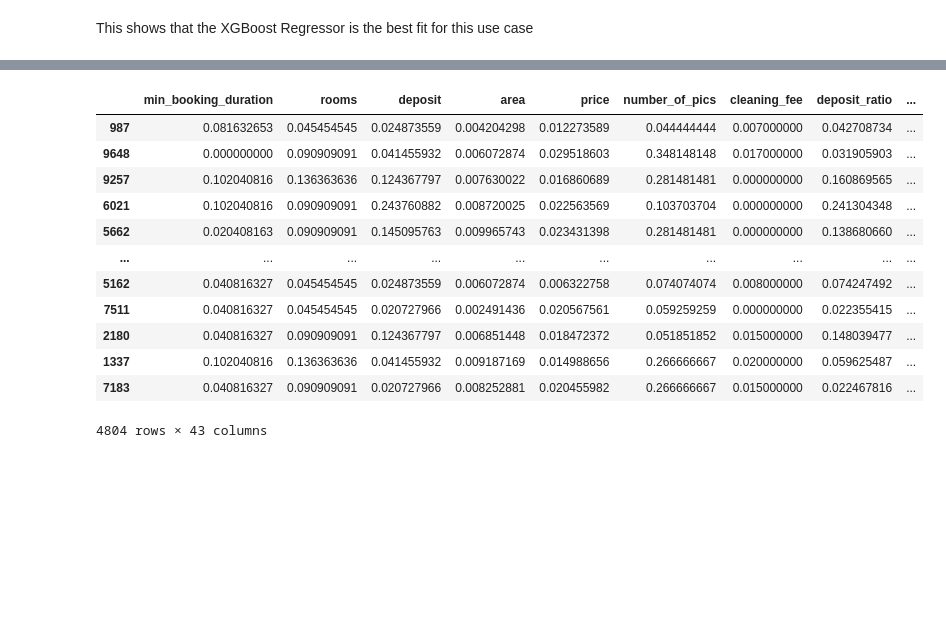
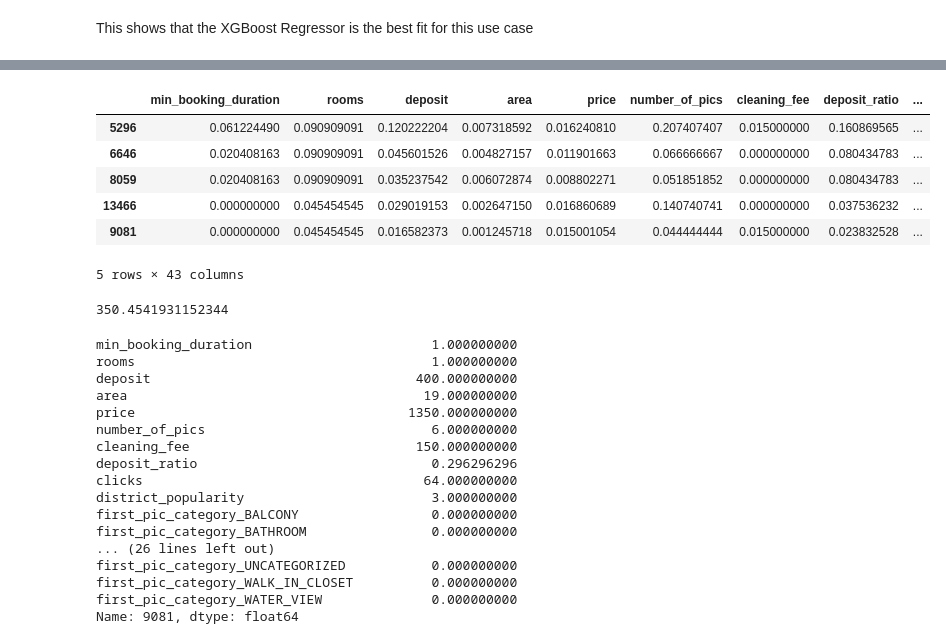
Before and after one commit to HichamKyouma/click-number-predictor, a Jupyter notebook: notebooks/modeling.ipynb, the cells around one changed output, grey strips where cells are left out. Cells and saved outputs as stored; diff of their text form; code cells hidden in the pictures; blank space fills up the shorter version.

```diff
--- a/notebooks/modeling.ipynb
+++ b/notebooks/modeling.ipynb
@@ -105,21 +129,15 @@ model_metrics
 # %%
 predictions = model_xgb.predict(X_test)
 df = X_test.copy()
 df['Prediction'] = predictions
 df['Actual'] = Y_test
 df["Error"] = Y_test - predictions
-df
+df.sample(5)
 # %% [output]
 |  | min_booking_duration | rooms | deposit | area | price | number_of_pics | cleaning_fee | deposit_ratio | ... |
-| 987 | 0.081632653 | 0.045454545 | 0.024873559 | 0.004204298 | 0.012273589 | 0.044444444 | 0.007000000 | 0.042708734 | ... |
-| 9648 | 0.000000000 | 0.090909091 | 0.041455932 | 0.006072874 | 0.029518603 | 0.348148148 | 0.017000000 | 0.031905903 | ... |
-| 9257 | 0.102040816 | 0.136363636 | 0.124367797 | 0.007630022 | 0.016860689 | 0.281481481 | 0.000000000 | 0.160869565 | ... |
-| 6021 | 0.102040816 | 0.090909091 | 0.243760882 | 0.008720025 | 0.022563569 | 0.103703704 | 0.000000000 | 0.241304348 | ... |
-| 5662 | 0.020408163 | 0.090909091 | 0.145095763 | 0.009965743 | 0.023431398 | 0.281481481 | 0.000000000 | 0.138680660 | ... |
-| ... | ... | ... | ... | ... | ... | ... | ... | ... | ... |
-| 5162 | 0.040816327 | 0.045454545 | 0.024873559 | 0.006072874 | 0.006322758 | 0.074074074 | 0.008000000 | 0.074247492 | ... |
-| 7511 | 0.040816327 | 0.045454545 | 0.020727966 | 0.002491436 | 0.020567561 | 0.059259259 | 0.000000000 | 0.022355415 | ... |
-| 2180 | 0.040816327 | 0.090909091 | 0.124367797 | 0.006851448 | 0.018472372 | 0.051851852 | 0.015000000 | 0.148039477 | ... |
-| 1337 | 0.102040816 | 0.136363636 | 0.041455932 | 0.009187169 | 0.014988656 | 0.266666667 | 0.020000000 | 0.059625487 | ... |
-| 7183 | 0.040816327 | 0.090909091 | 0.020727966 | 0.008252881 | 0.020455982 | 0.266666667 | 0.015000000 | 0.022467816 | ... |
+| 5296 | 0.061224490 | 0.090909091 | 0.120222204 | 0.007318592 | 0.016240810 | 0.207407407 | 0.015000000 | 0.160869565 | ... |
+| 6646 | 0.020408163 | 0.090909091 | 0.045601526 | 0.004827157 | 0.011901663 | 0.066666667 | 0.000000000 | 0.080434783 | ... |
+| 8059 | 0.020408163 | 0.090909091 | 0.035237542 | 0.006072874 | 0.008802271 | 0.051851852 | 0.000000000 | 0.080434783 | ... |
+| 13466 | 0.000000000 | 0.045454545 | 0.029019153 | 0.002647150 | 0.016860689 | 0.140740741 | 0.000000000 | 0.037536232 | ... |
+| 9081 | 0.000000000 | 0.045454545 | 0.016582373 | 0.001245718 | 0.015001054 | 0.044444444 | 0.015000000 | 0.023832528 | ... |
-4804 rows × 43 columns
+5 rows × 43 columns
@@ -127,0 +147,24 @@ model_xgb.save_model("../models/click_predictor_xgb.pkl")
+# %%
+df.loc[9081]["Prediction"]
+# %% [output]
+350.4541931152344
+# %%
+click_data.loc[9081]
+# %% [output]
+min_booking_duration                       1.000000000
+rooms                                      1.000000000
+deposit                                  400.000000000
+area                                      19.000000000
+price                                   1350.000000000
+number_of_pics                             6.000000000
+cleaning_fee                             150.000000000
+deposit_ratio                              0.296296296
+clicks                                    64.000000000
+district_popularity                        3.000000000
+first_pic_category_BALCONY                 0.000000000
+first_pic_category_BATHROOM                0.000000000
+... (26 lines left out)
+first_pic_category_UNCATEGORIZED           0.000000000
+first_pic_category_WALK_IN_CLOSET          0.000000000
+first_pic_category_WATER_VIEW              0.000000000
+Name: 9081, dtype: float64
```
Also changed, not shown: parts of 9 cells of this notebook, 2 other files.
